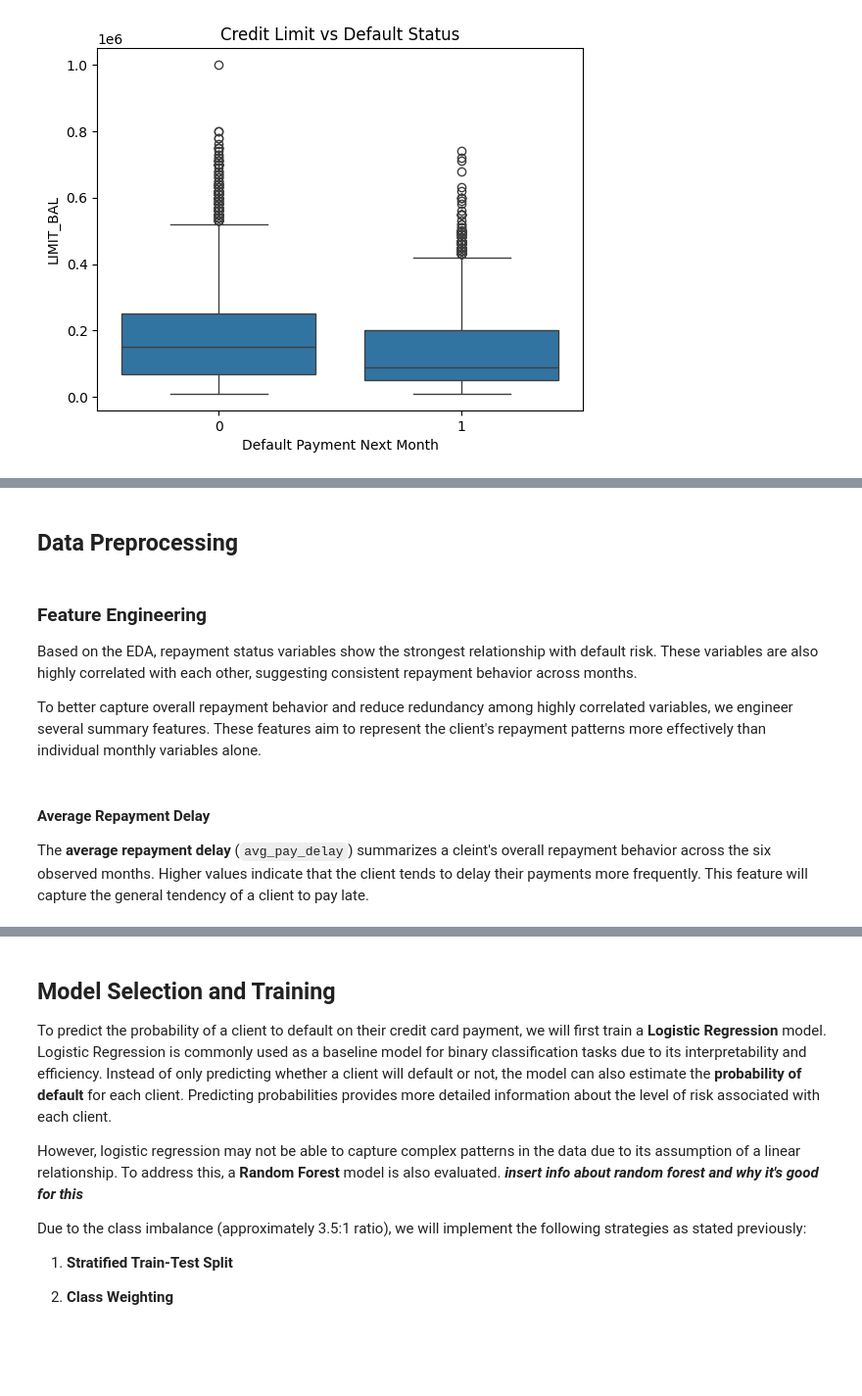
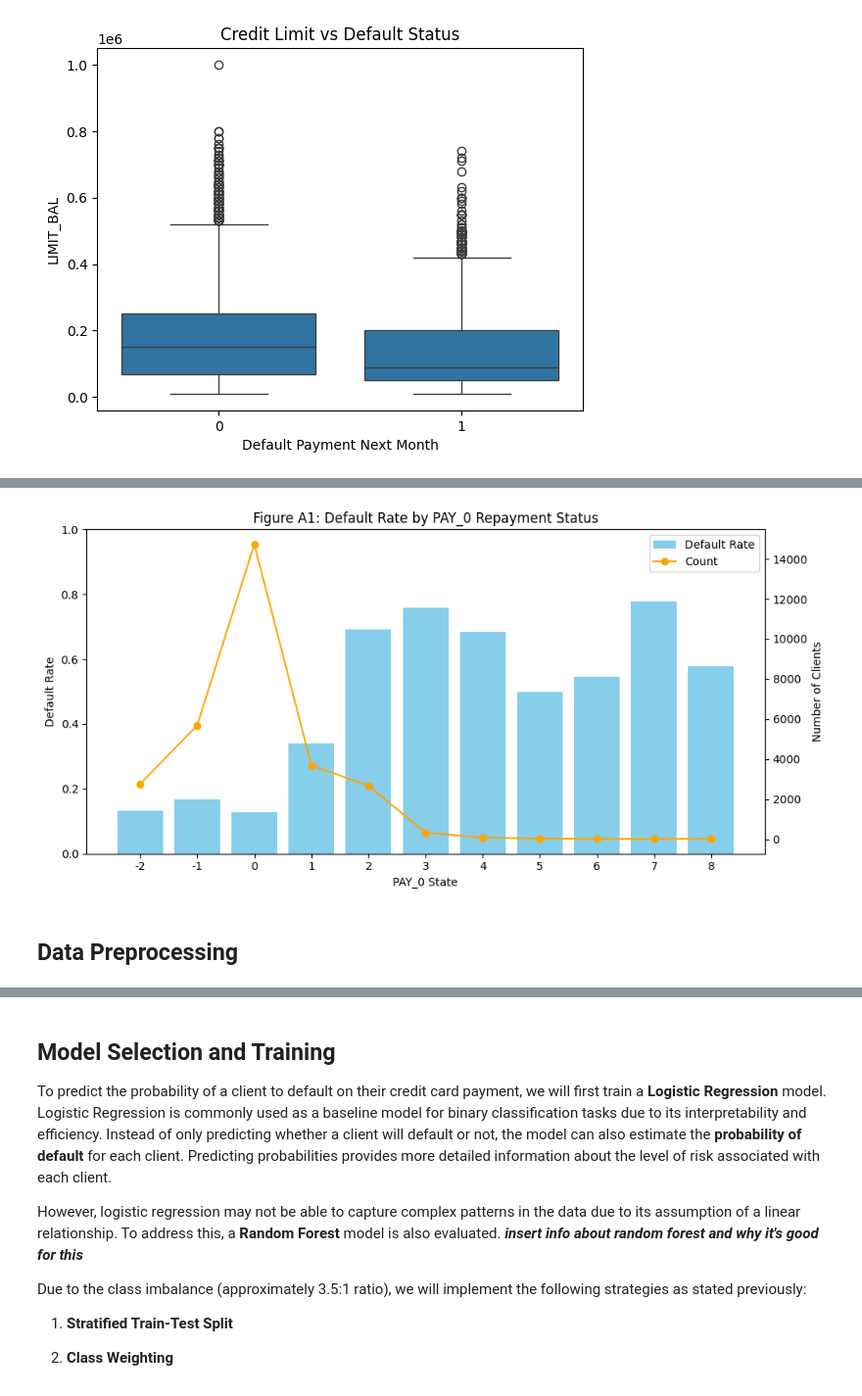
Before and after one commit to kelliekaw/credit-risk-prediction, a Jupyter notebook: credit_risk_prediction.ipynb, the cells around one changed output, grey strips where cells are left out. Shown at 98% size. Cells and saved outputs as stored; diff of their text form; code cells hidden in the pictures; blank space fills up the shorter version.

```diff
--- a/credit_risk_prediction.ipynb
+++ b/credit_risk_prediction.ipynb
@@ -238,12 +286,44 @@ This boxplot suggests that clients who default tend to have lower credit limits
+# %%
+pay0_default_rate = (
+    df.groupby("PAY_0")["default payment next month"]
+    .agg(["mean", "count"])
+    .rename(columns={"mean": "Default Rate", "count": "Count"})
+    .reset_index()
+)
+
+fig, ax1 = plt.subplots(figsize=(10, 5))
+
+ax2 = ax1.twinx()
+
+ax1.bar(
+    pay0_default_rate["PAY_0"].astype(str),
+    pay0_default_rate["Default Rate"],
+    label="Default Rate",
+    color="skyblue"
+)
+
+ax2.plot(
+    pay0_default_rate["PAY_0"].astype(str),
+    pay0_default_rate["Count"],
+    marker="o",
+    label="Count",
+    color="orange",
+)
+
+ax1.set_xlabel("PAY_0 State")
+ax1.set_ylabel("Default Rate")
+ax2.set_ylabel("Number of Clients")
+ax1.set_title("Figure A1: Default Rate by PAY_0 Repayment Status")
+ax1.set_ylim(0, 1)
+
+lines1, labels1 = ax1.get_legend_handles_labels()
+lines2, labels2 = ax2.get_legend_handles_labels()
+ax1.legend(lines1 + lines2, labels1 + labels2)
+
+plt.tight_layout()
+plt.savefig("fig_A1_pay0_default_rate.png", dpi=150)
+plt.show()
+# %% [output]
+[figure, added]
 # %% [markdown]
 ## Data Preprocessing
-# %% [markdown]
-### Feature Engineering
-
-Based on the EDA, repayment status variables show the strongest relationship with default risk. These variables are also highly correlated with each other, suggesting consistent repayment behavior across months.
-
-To better capture overall repayment behavior and reduce redundancy among highly correlated variables, we engineer several summary features. These features aim to represent the client's repayment patterns more effectively than individual monthly variables alone.
-# %% [markdown]
-#### Average Repayment Delay
-
-The **average repayment delay** (`avg_pay_delay`) summarizes a cleint's overall repayment behavior across the six observed months. Higher values indicate that the client tends to delay their payments more frequently. This feature will capture the general tendency of a client to pay late.
```
Also changed, not shown: parts of 39 cells of this notebook, 2 other files.
